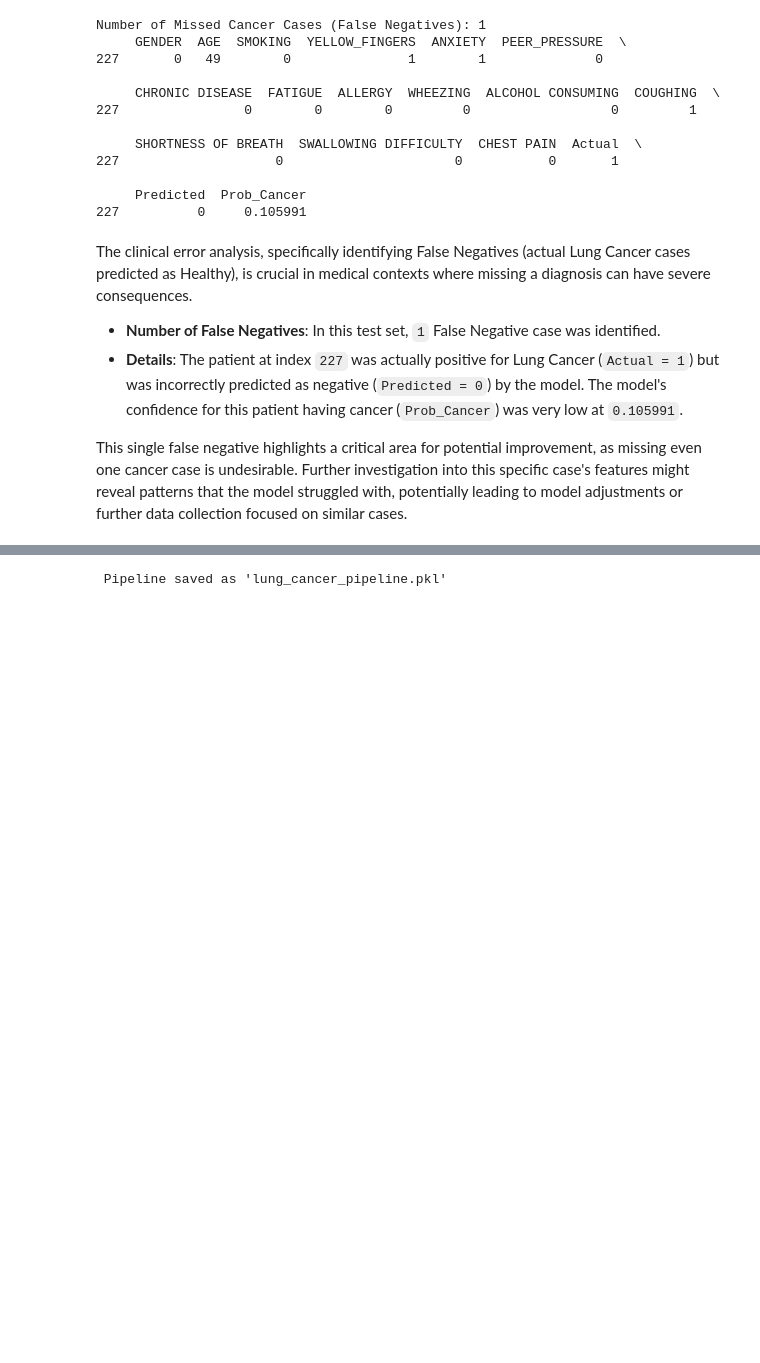
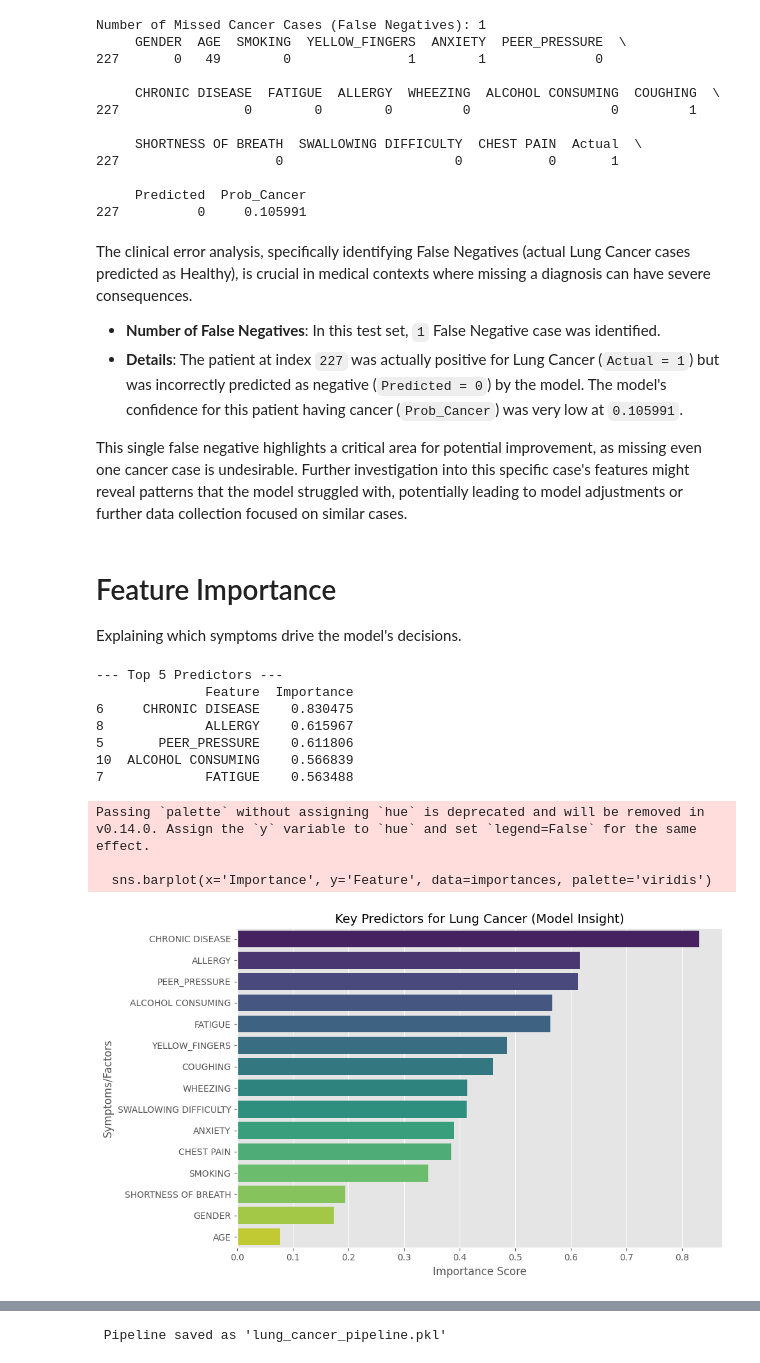
Before and after one commit to Pema-Codes/lung-cancer-prediction-pipeline, a Jupyter notebook: Lung_cancer_prediction_pipeline.ipynb, the cells around one changed output, grey strips where cells are left out. Cells and saved outputs as stored; diff of their text form; code cells hidden in the pictures; blank space fills up the shorter version.

Commit message:
feat: Finalize lung cancer prediction pipeline and generate standalone 'predict.py' script

```diff
--- a/Lung_cancer_prediction_pipeline.ipynb
+++ b/Lung_cancer_prediction_pipeline.ipynb
@@ -573,3 +571,35 @@ The clinical error analysis, specifically identifying False Negatives (actual Lu
 *   **Details**: The patient at index `227` was actually positive for Lung Cancer (`Actual = 1`) but was incorrectly predicted as negative (`Predicted = 0`) by the model. The model's confidence for this patient having cancer (`Prob_Cancer`) was very low at `0.105991`.
 
 This single false negative highlights a critical area for potential improvement, as missing even one cancer case is undesirable. Further investigation into this specific case's features might reveal patterns that the model struggled with, potentially leading to model adjustments or further data collection focused on similar cases.
+# %% [markdown]
+# Feature Importance
+Explaining which symptoms drive the model's decisions.
+# %%
+importances = pd.DataFrame({
+    'Feature': X.columns,
+    'Importance': np.abs(best_model.named_steps['model'].coef_[0])
+}).sort_values(by='Importance', ascending=False)
+
+print("\n--- Top 5 Predictors ---")
+print(importances.head(5))
+
+plt.figure(figsize = (10, 6))
+sns.barplot(x='Importance', y='Feature', data=importances, palette='viridis')
+plt.title('Key Predictors for Lung Cancer (Model Insight)', fontsize=14)
+plt.xlabel('Importance Score', fontsize=12)
+plt.ylabel('Symptoms/Factors', fontsize=12)
+plt.tight_layout()
+plt.savefig('feature_importance.png')
+plt.show()
+# %% [output]
+--- Top 5 Predictors ---
+              Feature  Importance
+6     CHRONIC DISEASE    0.830475
+8             ALLERGY    0.615967
+5       PEER_PRESSURE    0.611806
+10  ALCOHOL CONSUMING    0.566839
+7             FATIGUE    0.563488
+Passing `palette` without assigning `hue` is deprecated and will be removed in v0.14.0. Assign the `y` variable to `hue` and set `legend=False` for the same effect.
+
+  sns.barplot(x='Importance', y='Feature', data=importances, palette='viridis')
+[figure, added]
```
Also changed, not shown: parts of 10 cells of this notebook.
